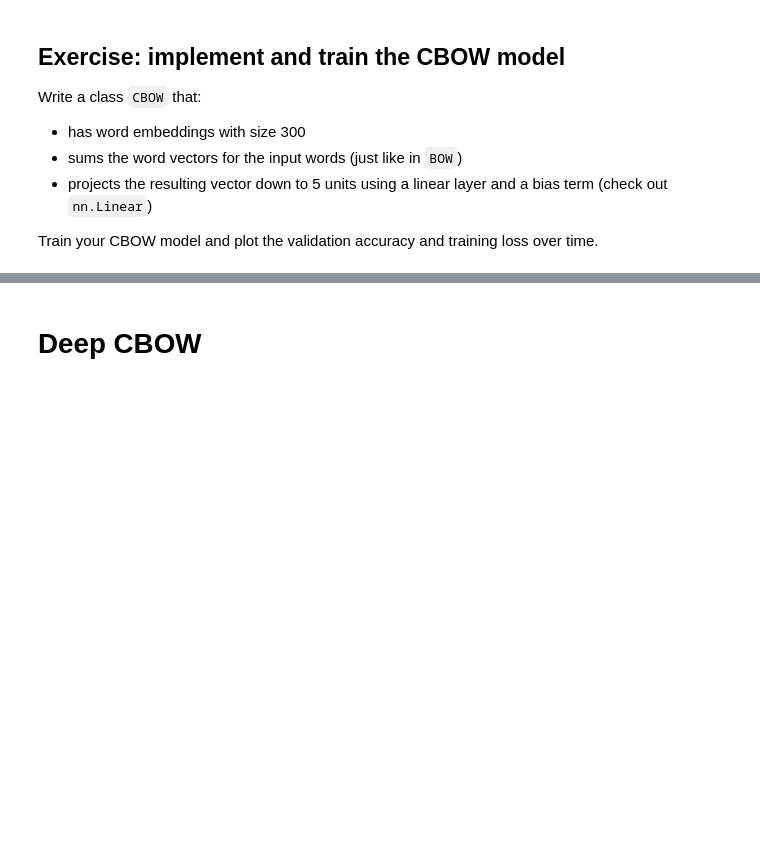
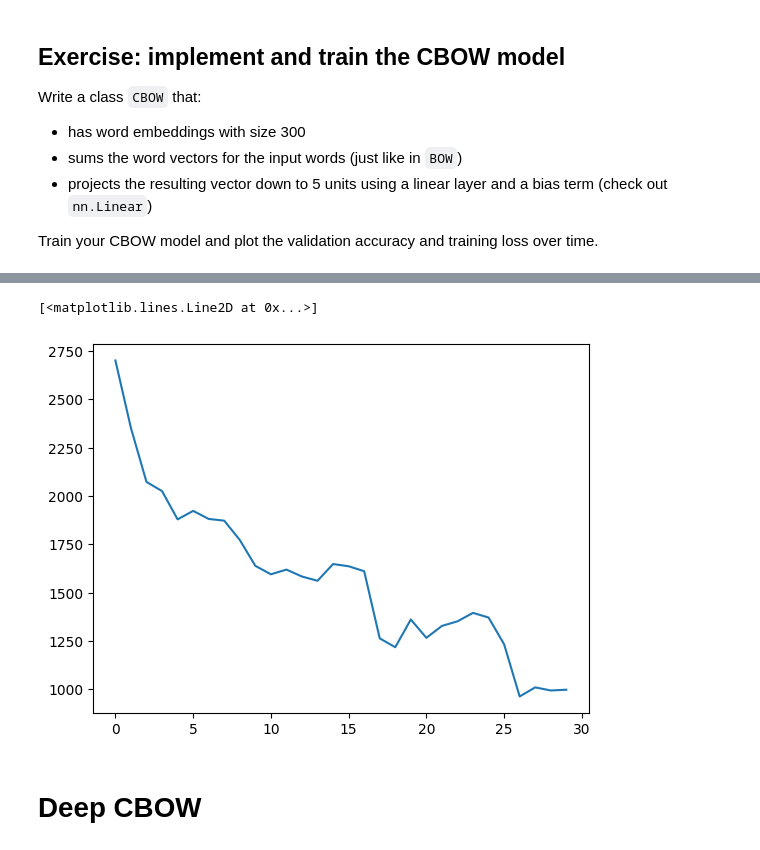
Before and after one commit to boeboska/nlp_1, a Jupyter notebook: Prac2/NLP1_2020_Practical_2_(student_version).ipynb, the cells around one changed output, grey strips where cells are left out. Saved outputs shown, nothing was run; the diff lists cells and outputs as text; code cells hidden in the pictures; blank space fills up the shorter version.

```diff
--- a/Prac2/NLP1_2020_Practical_2_(student_version).ipynb
+++ b/Prac2/NLP1_2020_Practical_2_(student_version).ipynb
@@ -595,3 +819,9 @@ Train your CBOW model and plot the validation accuracy and training loss over ti
+# %%
+# This will plot the training loss over time.
+plt.plot(cbow_losses)
+# %% [output]
+[<matplotlib.lines.Line2D at 0x...>]
+[figure, added]
 # %% [markdown]
 # Deep CBOW
 # %% [markdown]
```
Also changed, not shown: parts of 41 cells of this notebook, 10 other files.
